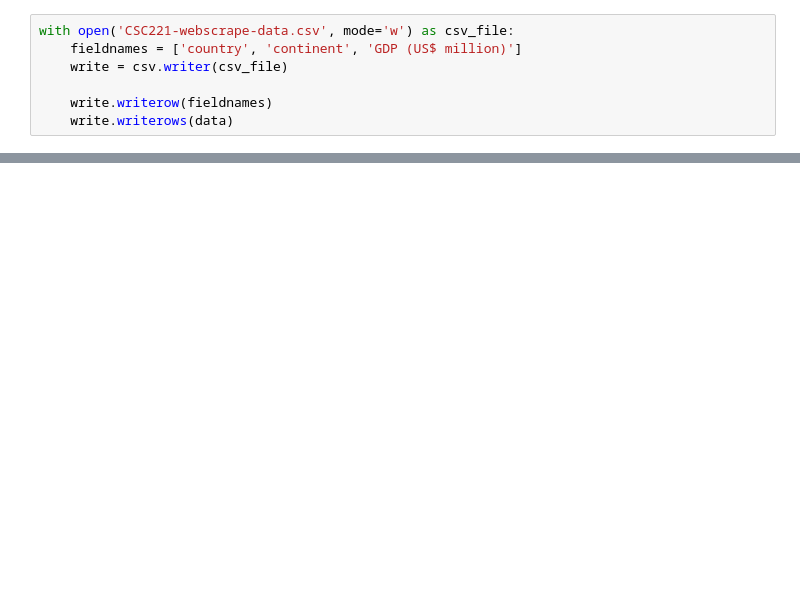
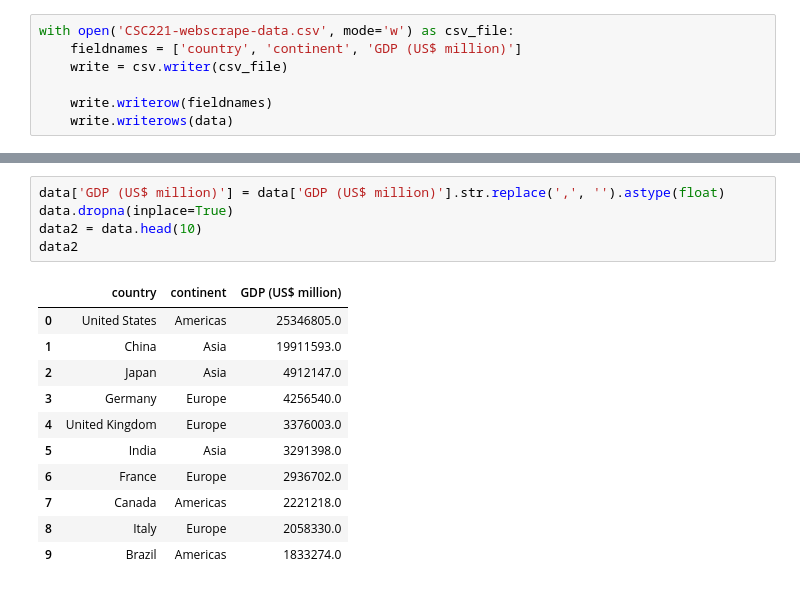
Before and after one commit to Volatar/CSC221-tmsanderson-GroupProject, a Jupyter notebook: CSC221-tmsanderson-GroupProject.ipynb, the cells around one changed output, grey strips where cells are left out. Drawn from its saved outputs; the diff is of its cells as text; blank space fills up the shorter version.

```diff
--- a/CSC221-tmsanderson-GroupProject.ipynb
+++ b/CSC221-tmsanderson-GroupProject.ipynb
@@ -52,0 +76,17 @@ with open('CSC221-webscrape-data.csv', mode='w') as csv_file:
+# %%
+data['GDP (US$ million)'] = data['GDP (US$ million)'].str.replace(',', '').astype(float)
+data.dropna(inplace=True)
+data2 = data.head(10)
+data2
+# %% [output]
+|  | country | continent | GDP (US$ million) |
+| 0 | United States | Americas | 25346805.0 |
+| 1 | China | Asia | 19911593.0 |
+| 2 | Japan | Asia | 4912147.0 |
+| 3 | Germany | Europe | 4256540.0 |
+| 4 | United Kingdom | Europe | 3376003.0 |
+| 5 | India | Asia | 3291398.0 |
+| 6 | France | Europe | 2936702.0 |
+| 7 | Canada | Americas | 2221218.0 |
+| 8 | Italy | Europe | 2058330.0 |
+| 9 | Brazil | Americas | 1833274.0 |
```
Also changed, not shown: parts of 5 cells of this notebook.
